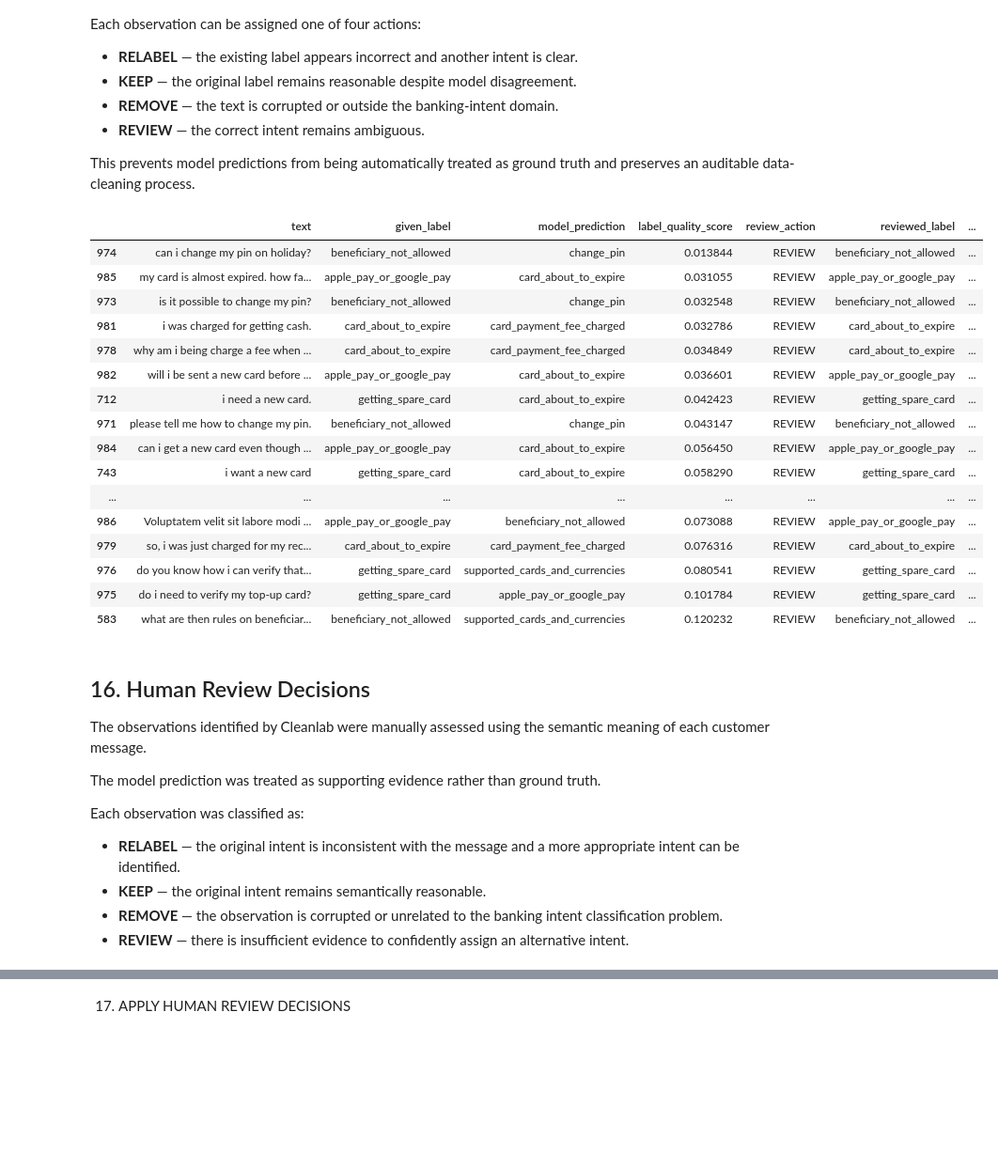
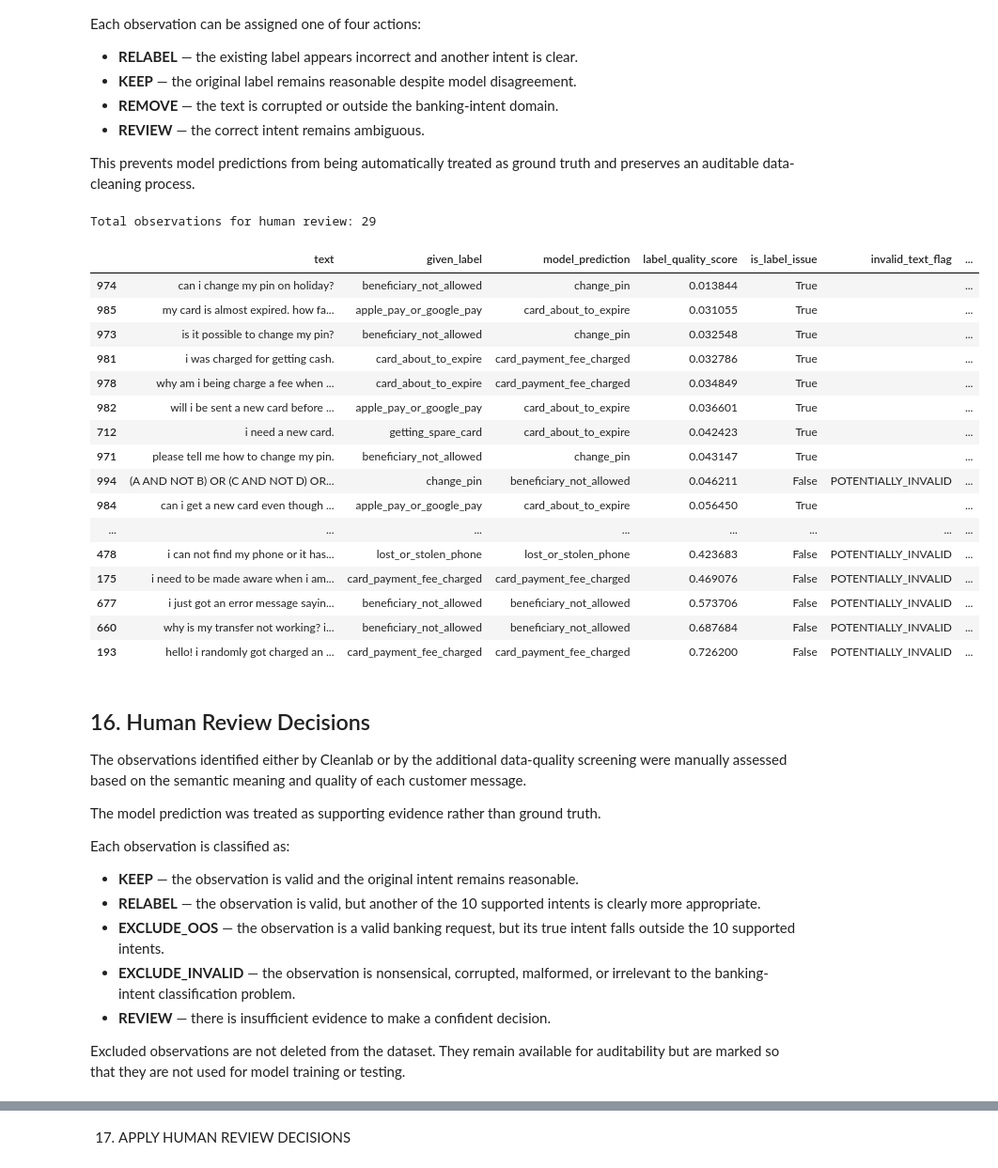
Before and after one commit to joanabutton/bankassist-triage, a Jupyter notebook: notebooks/01_data_exploration.ipynb, the cells around one changed output, grey strips where cells are left out. Shown at 94% size. Saved outputs shown, nothing was run; the diff lists cells and outputs as text; code cells hidden in the pictures; blank space fills up the shorter version.

Commit message:
Improve data quality review and prepare model-ready dataset

```diff
--- a/notebooks/01_data_exploration.ipynb
+++ b/notebooks/01_data_exploration.ipynb
@@ -924,62 +995,68 @@ truth and preserves an auditable data-cleaning process.
 # %%
 # Create an auditable manual-review table
 
-manual_review = flagged_issues[
+manual_review = review_candidates[
     [
         "text",
         "given_label",
         "model_prediction",
-        "label_quality_score"
+        "label_quality_score",
+        "is_label_issue",
+        "invalid_text_flag"
     ]
 ].copy()
 
 # Add fields for human decisions
 manual_review["review_action"] = "REVIEW"
 manual_review["reviewed_label"] = manual_review["given_label"]
 manual_review["review_notes"] = ""
 
 # Lowest-quality observations first
 manual_review = manual_review.sort_values(
     "label_quality_score"
 )
-
+print("Total observations for human review:", len(manual_review))
 display(manual_review)
 # %% [output]
+Total observations for human review: 29
-|  | text | given_label | model_prediction | label_quality_score | review_action | reviewed_label | ... |
-| 974 | can i change my pin on holiday? | beneficiary_not_allowed | change_pin | 0.013844 | REVIEW | beneficiary_not_allowed | ... |
-| 985 | my card is almost expired. how fa... | apple_pay_or_google_pay | card_about_to_expire | 0.031055 | REVIEW | apple_pay_or_google_pay | ... |
-| 973 | is it possible to change my pin? | beneficiary_not_allowed | change_pin | 0.032548 | REVIEW | beneficiary_not_allowed | ... |
-| 981 | i was charged for getting cash. | card_about_to_expire | card_payment_fee_charged | 0.032786 | REVIEW | card_about_to_expire | ... |
-| 978 | why am i being charge a fee when ... | card_about_to_expire | card_payment_fee_charged | 0.034849 | REVIEW | card_about_to_expire | ... |
-| 982 | will i be sent a new card before ... | apple_pay_or_google_pay | card_about_to_expire | 0.036601 | REVIEW | apple_pay_or_google_pay | ... |
-| 712 | i need a new card. | getting_spare_card | card_about_to_expire | 0.042423 | REVIEW | getting_spare_card | ... |
-| 971 | please tell me how to change my pin. | beneficiary_not_allowed | change_pin | 0.043147 | REVIEW | beneficiary_not_allowed | ... |
-| 984 | can i get a new card even though ... | apple_pay_or_google_pay | card_about_to_expire | 0.056450 | REVIEW | apple_pay_or_google_pay | ... |
-| 743 | i want a new card | getting_spare_card | card_about_to_expire | 0.058290 | REVIEW | getting_spare_card | ... |
+|  | text | given_label | model_prediction | label_quality_score | is_label_issue | invalid_text_flag | ... |
+| 974 | can i change my pin on holiday? | beneficiary_not_allowed | change_pin | 0.013844 | True |  | ... |
+| 985 | my card is almost expired. how fa... | apple_pay_or_google_pay | card_about_to_expire | 0.031055 | True |  | ... |
+| 973 | is it possible to change my pin? | beneficiary_not_allowed | change_pin | 0.032548 | True |  | ... |
+| 981 | i was charged for getting cash. | card_about_to_expire | card_payment_fee_charged | 0.032786 | True |  | ... |
+| 978 | why am i being charge a fee when ... | card_about_to_expire | card_payment_fee_charged | 0.034849 | True |  | ... |
+| 982 | will i be sent a new card before ... | apple_pay_or_google_pay | card_about_to_expire | 0.036601 | True |  | ... |
+| 712 | i need a new card. | getting_spare_card | card_about_to_expire | 0.042423 | True |  | ... |
+| 971 | please tell me how to change my pin. | beneficiary_not_allowed | change_pin | 0.043147 | True |  | ... |
+| 994 | (A AND NOT B) OR (C AND NOT D) OR... | change_pin | beneficiary_not_allowed | 0.046211 | False | POTENTIALLY_INVALID | ... |
+| 984 | can i get a new card even though ... | apple_pay_or_google_pay | card_about_to_expire | 0.056450 | True |  | ... |
 | ... | ... | ... | ... | ... | ... | ... | ... |
-| 986 | Voluptatem velit sit labore modi ... | apple_pay_or_google_pay | beneficiary_not_allowed | 0.073088 | REVIEW | apple_pay_or_google_pay | ... |
-| 979 | so, i was just charged for my rec... | card_about_to_expire | card_payment_fee_charged | 0.076316 | REVIEW | card_about_to_expire | ... |
-| 976 | do you know how i can verify that... | getting_spare_card | supported_cards_and_currencies | 0.080541 | REVIEW | getting_spare_card | ... |
-| 975 | do i need to verify my top-up card? | getting_spare_card | apple_pay_or_google_pay | 0.101784 | REVIEW | getting_spare_card | ... |
-| 583 | what are then rules on beneficiar... | beneficiary_not_allowed | supported_cards_and_currencies | 0.120232 | REVIEW | beneficiary_not_allowed | ... |
+| 478 | i can not find my phone or it has... | lost_or_stolen_phone | lost_or_stolen_phone | 0.423683 | False | POTENTIALLY_INVALID | ... |
+| 175 | i need to be made aware when i am... | card_payment_fee_charged | card_payment_fee_charged | 0.469076 | False | POTENTIALLY_INVALID | ... |
+| 677 | i just got an error message sayin... | beneficiary_not_allowed | beneficiary_not_allowed | 0.573706 | False | POTENTIALLY_INVALID | ... |
+| 660 | why is my transfer not working? i... | beneficiary_not_allowed | beneficiary_not_allowed | 0.687684 | False | POTENTIALLY_INVALID | ... |
+| 193 | hello! i randomly got charged an ... | card_payment_fee_charged | card_payment_fee_charged | 0.726200 | False | POTENTIALLY_INVALID | ... |
 # %% [markdown]
 ## 16. Human Review Decisions
 
-The observations identified by Cleanlab were manually assessed using the
-semantic meaning of each customer message.
+The observations identified either by Cleanlab or by the additional
+data-quality screening were manually assessed based on the semantic
+meaning and quality of each customer message.
 
-The model prediction was treated as supporting evidence rather than ground
-truth.
+The model prediction was treated as supporting evidence rather than
+ground truth.
 
-Each observation was classified as:
+Each observation is classified as:
 
-- **RELABEL** — the original intent is inconsistent with the message and a
-  more appropriate intent can be identified.
-- **KEEP** — the original intent remains semantically reasonable.
-- **REMOVE** — the observation is corrupted or unrelated to the banking
-  intent classification problem.
-- **REVIEW** — there is insufficient evidence to confidently assign an
-  alternative intent.
+- **KEEP** — the observation is valid and the original intent remains reasonable.
+- **RELABEL** — the observation is valid, but another of the 10 supported intents is clearly more appropriate.
+- **EXCLUDE_OOS** — the observation is a valid banking request, but its true intent falls outside the 10 supported intents.
+- **EXCLUDE_INVALID** — the observation is nonsensical, corrupted, malformed, or irrelevant to the banking-intent classification problem.
+- **REVIEW** — there is insufficient evidence to make a confident decision.
+
+Excluded observations are not deleted from the dataset. They remain
+available for auditability but are marked so that they are not used
+for model training or testing.
 # %%
 import pandas as pd
 
```
Also changed, not shown: parts of 18 cells of this notebook, 5 other files.
